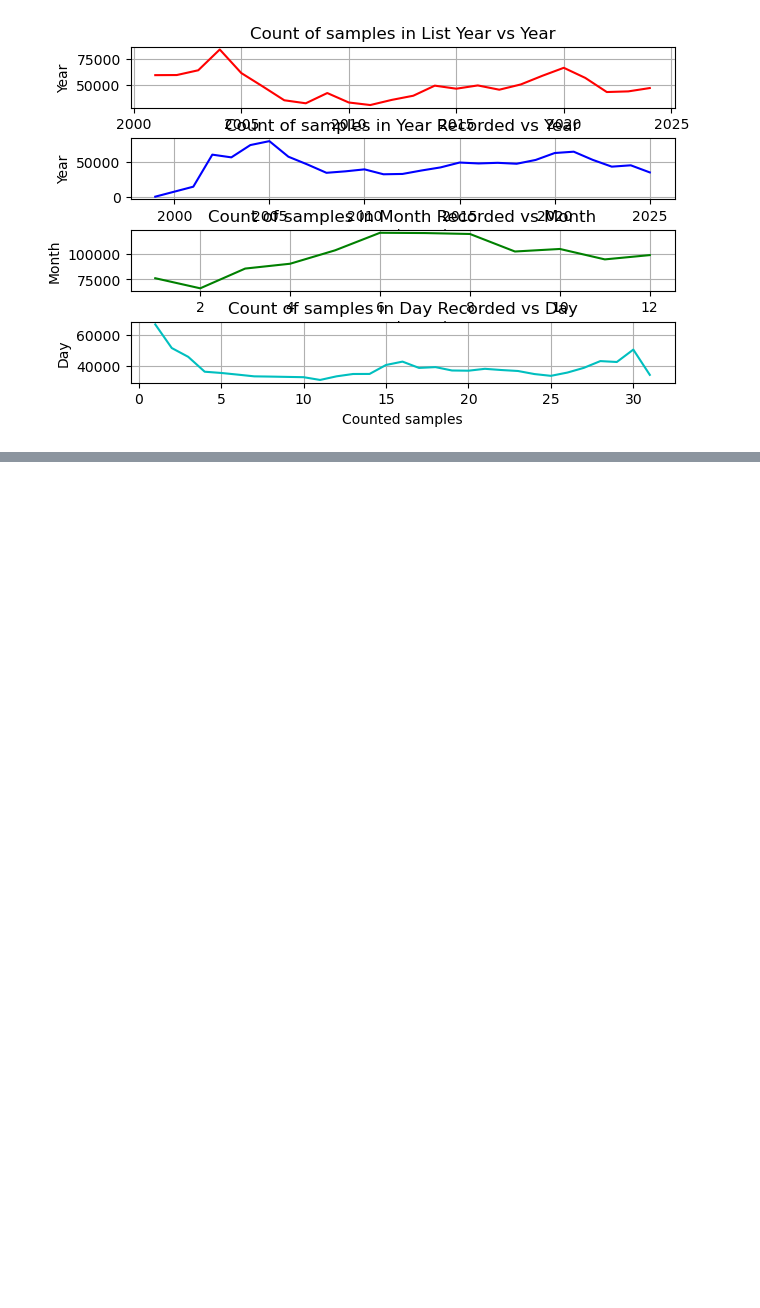
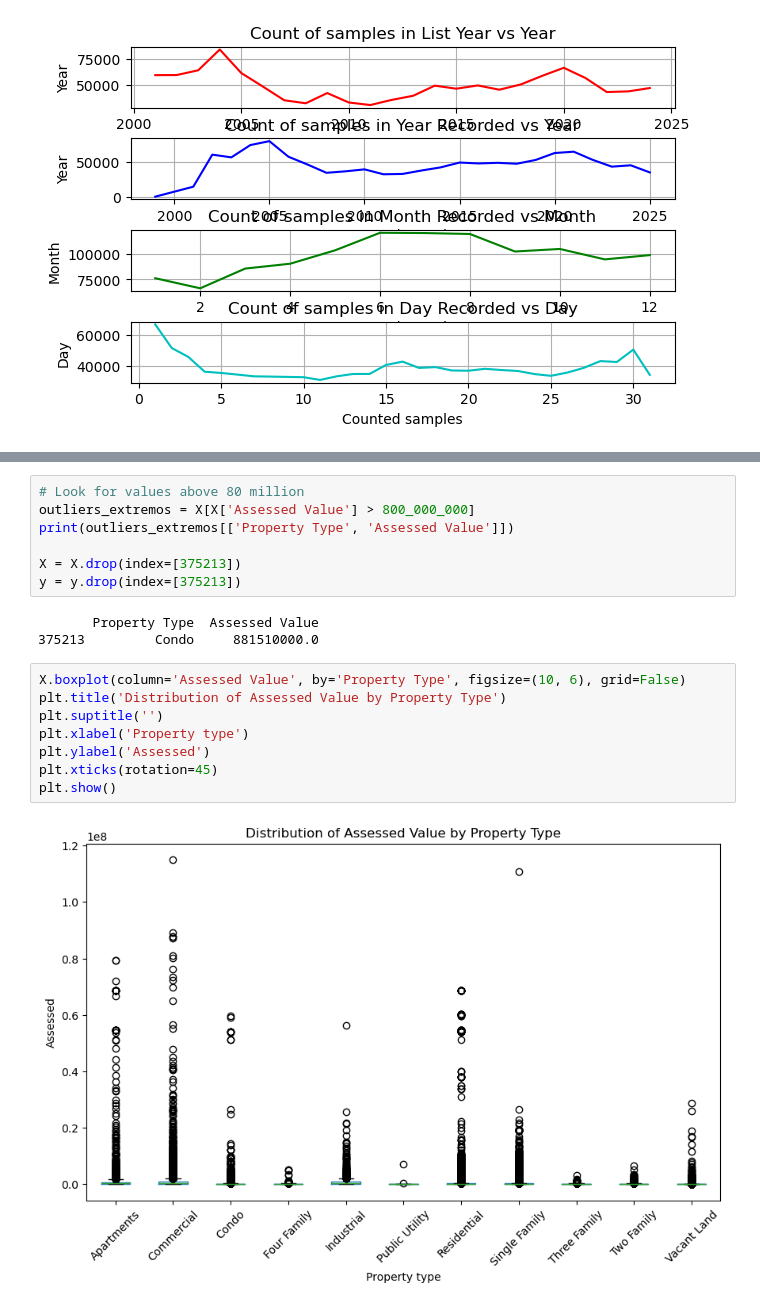
Before and after one commit to SSloan07/ValuingH0M3, a Jupyter notebook: ValuingH0M3.ipynb, the cells around one changed output, grey strips where cells are left out. Drawn from its saved outputs; the diff is of its cells as text; blank space fills up the shorter version.

```diff
--- a/ValuingH0M3.ipynb
+++ b/ValuingH0M3.ipynb
@@ -452,0 +518,20 @@ Name: count, dtype: int64
+# %%
+# Look for values above 80 million
+outliers_extremos = X[X['Assessed Value'] > 800_000_000]
+print(outliers_extremos[['Property Type', 'Assessed Value']])
+
+X = X.drop(index=[375213])
+y = y.drop(index=[375213])
+# %% [output]
+       Property Type  Assessed Value
+375213         Condo     881510000.0
+# %%
+X.boxplot(column='Assessed Value', by='Property Type', figsize=(10, 6), grid=False)
+plt.title('Distribution of Assessed Value by Property Type')
+plt.suptitle('')
+plt.xlabel('Property type')
+plt.ylabel('Assessed')
+plt.xticks(rotation=45)
+plt.show()
+# %% [output]
+[figure, added]
```
Also changed, not shown: parts of 31 cells of this notebook.
